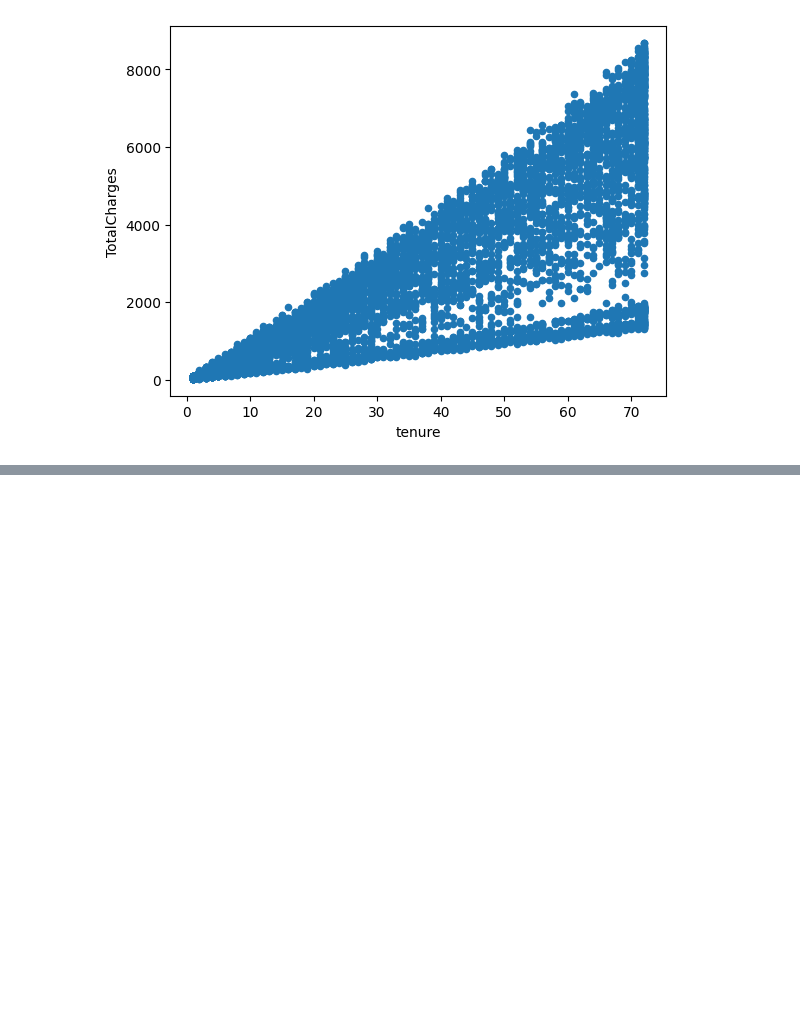
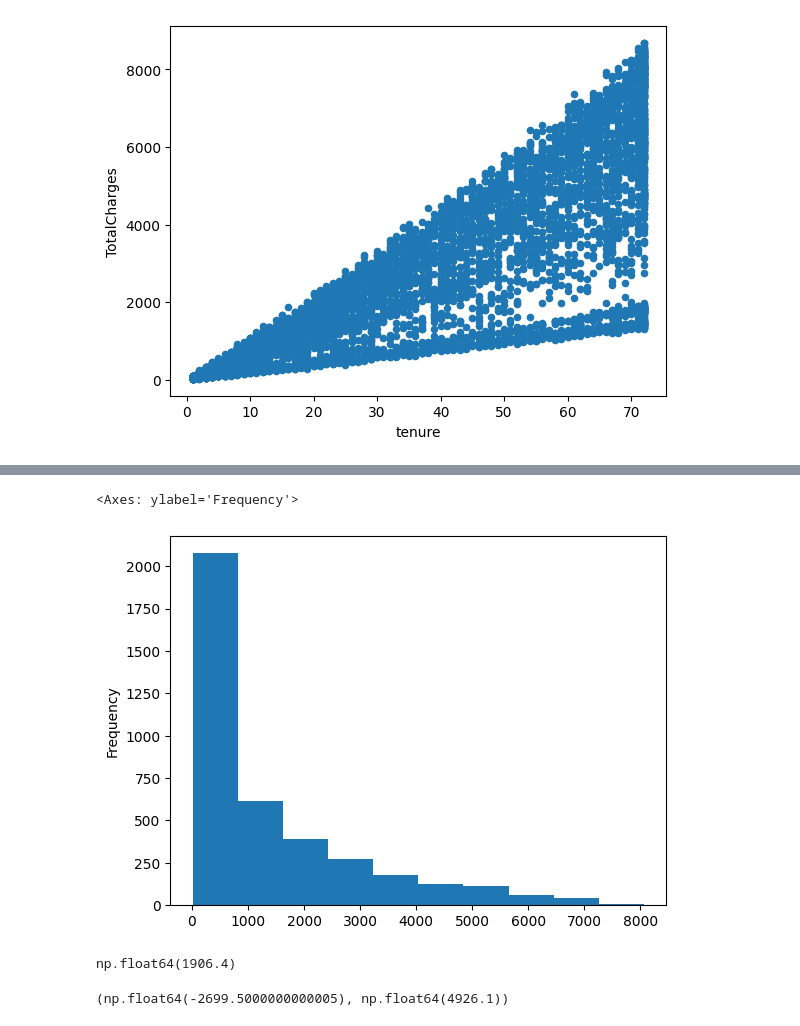
Before and after one commit to SeleneNoir/EDA_Aula-Datasets, a Jupyter notebook: eda_churn.ipynb, the cells around one changed output, grey strips where cells are left out. Drawn from its saved outputs; the diff is of its cells as text; code cells hidden in the pictures; blank space fills up the shorter version.

```diff
--- a/eda_churn.ipynb
+++ b/eda_churn.ipynb
@@ -906,0 +945,4 @@ df_churn.plot.scatter(x='tenure', y='TotalCharges')
+# %%
+# Criar DataFrame somente com clientes com contrato do tipo mensal
+df_churn_month = df_churn[df_churn.Contract=='Month-to-month']
+df_churn_month
@@ -906,0 +963,24 @@ df_churn.plot.scatter(x='tenure', y='TotalCharges')
+# %%
+# Histograma - Checar visualmente se os dados seguem uma distribuição normal
+df_churn_month.TotalCharges.plot.hist() # Retorna uma simetria positiva
+# %% [output]
+<Axes: ylabel='Frequency'>
+[figure, added]
+# %%
+# Método Tukey - IQR (Distribuições que não seguem o método normal)
+# IQR = Range Interquartil
+# IQR = 3o quartil - 1o quartil -> Pega um ponto que representa 75% dos dados e subitrai um ponto que representa 25% dos dados;
+q1_TotalCharges_month = df_churn_month.TotalCharges.quantile(0.25) # Primeiro quartil
+q3_TotalCharges_month = df_churn_month.TotalCharges.quantile(0.75) # Terceiro quartil
+
+iqr_TotalCharges_month = q3_TotalCharges_month - q1_TotalCharges_month
+iqr_TotalCharges_month
+# %% [output]
+np.float64(1906.4)
+# %%
+# Definir limites inferior e superior
+limInf_TotalCharges_month = q1_TotalCharges_month - (iqr_TotalCharges_month * 1.5)
+limSup_TotalCharges_month = q3_TotalCharges_month + (iqr_TotalCharges_month * 1.5)
+limInf_TotalCharges_month, limSup_TotalCharges_month
+# %% [output]
+(np.float64(-2699.5000000000005), np.float64(4926.1))
```
Also changed, not shown: parts of 10 cells of this notebook.
